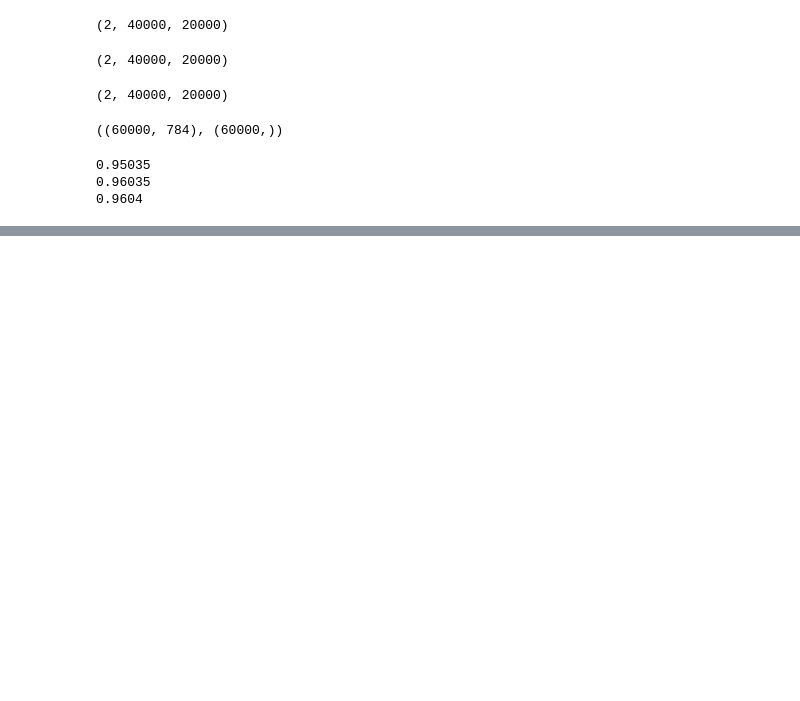
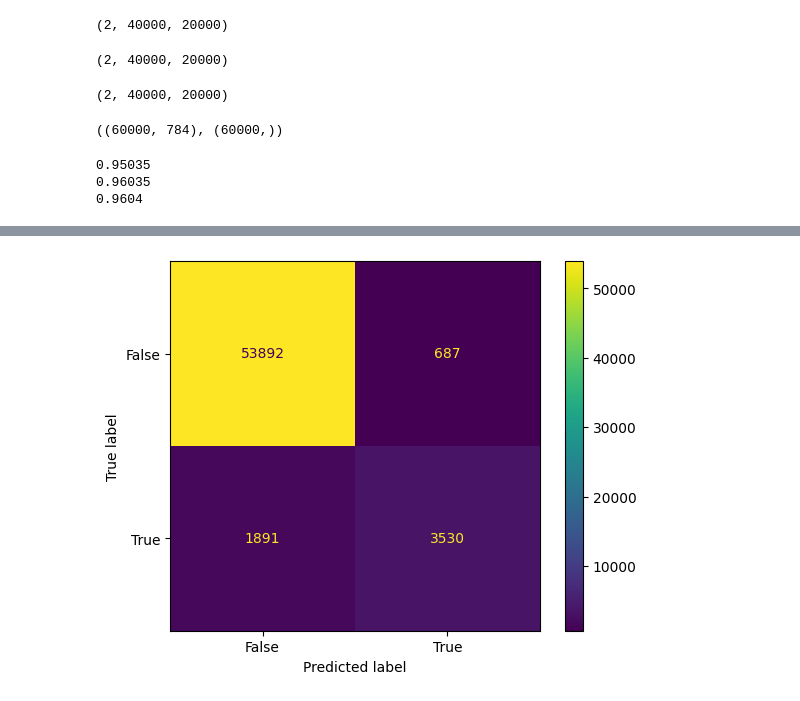
Before and after one commit to PaulToronto/Hands-on-Maching-Learning-Book, a Jupyter notebook: 3_Classification.ipynb, the cells around one changed output, grey strips where cells are left out. Cells and saved outputs as stored; diff of their text form; code cells hidden in the pictures; blank space fills up the shorter version.

```diff
--- a/3_Classification.ipynb
+++ b/3_Classification.ipynb
@@ -265,0 +274,11 @@ for train_index, test_index in skfolds.split(X_train, y_train_5):
+# %%
+# from sklearn.model_selection import cross_val_predict
+
+y_train_pred = cross_val_predict(
+    sgd_clf,
+    X_train,
+    y_train_5,
+    cv=3
+)
+
+y_train_pred
@@ -265,0 +296,5 @@ for train_index, test_index in skfolds.split(X_train, y_train_5):
+# %%
+# from sklearn.metrics import confusion_matrix
+
+cm = confusion_matrix(y_train_5, y_train_pred)
+cm
@@ -265,0 +316,8 @@ for train_index, test_index in skfolds.split(X_train, y_train_5):
+# %%
+from sklearn.metrics import ConfusionMatrixDisplay
+
+cm_display = ConfusionMatrixDisplay(cm,
+                                    display_labels = sgd_clf.classes_)
+cm_display.plot();
+# %% [output]
+[figure, added]
```
Also changed, not shown: parts of 40 cells of this notebook.
